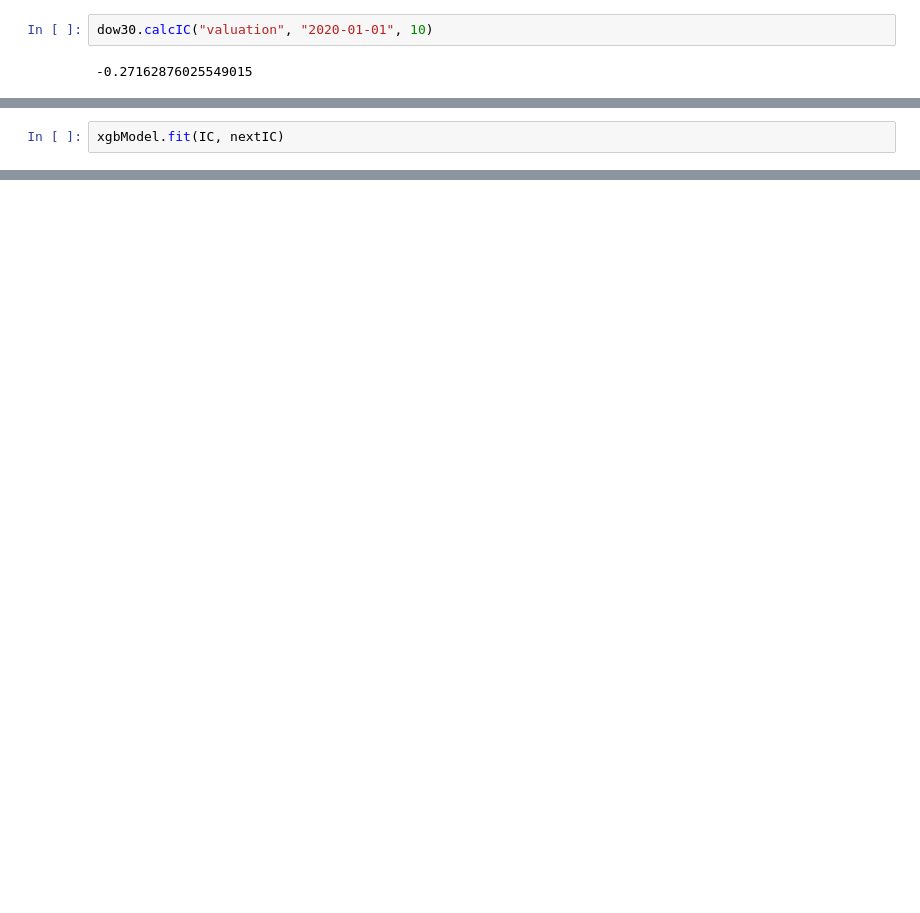
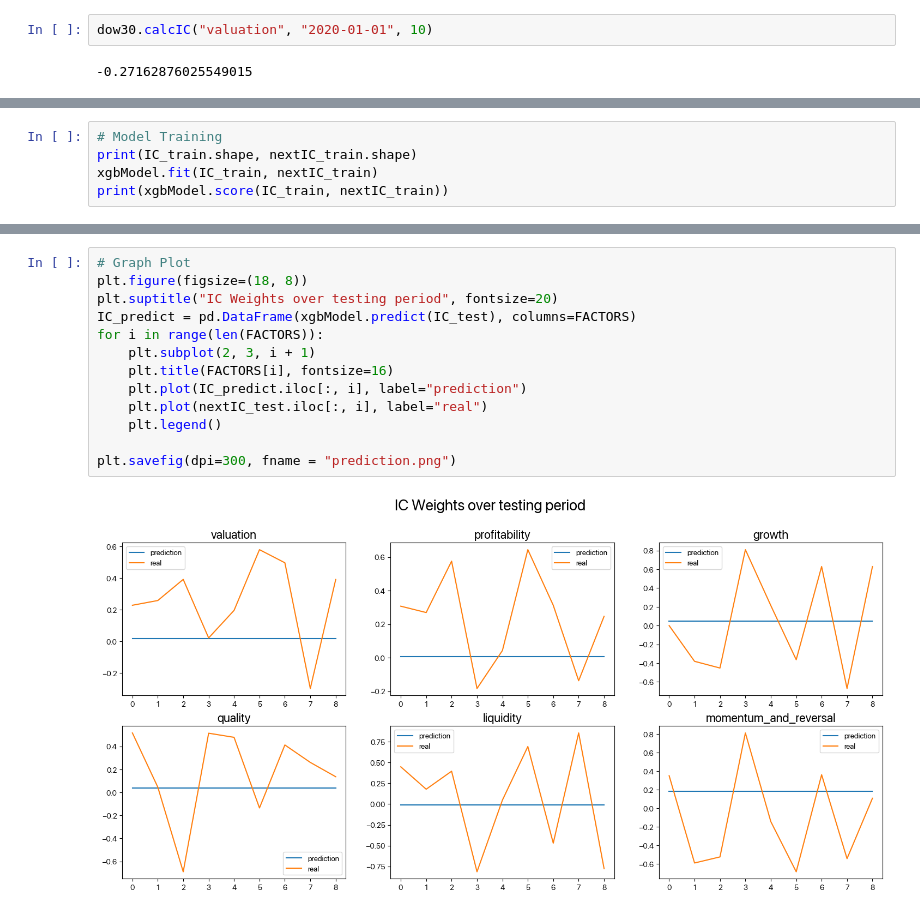
Before and after one commit to taehokimmm/MFSS-XGBoost, a Jupyter notebook: MFSS-XGBoost.ipynb, the cells around one changed output, grey strips where cells are left out. Drawn from its saved outputs; the diff is of its cells as text; blank space fills up the shorter version.

```diff
--- a/MFSS-XGBoost.ipynb
+++ b/MFSS-XGBoost.ipynb
@@ -177,2 +185,0 @@ plt.show()
-# %%
-xgbModel.fit(IC, nextIC)
@@ -201,0 +186,5 @@ array([[0.12032252, 0.11620364, 0.14565468, 0.11870989, 0.08605399,
+# %%
+# Model Training
+print(IC_train.shape, nextIC_train.shape)
+xgbModel.fit(IC_train, nextIC_train)
+print(xgbModel.score(IC_train, nextIC_train))
@@ -201,0 +286,15 @@ array([[0.12032252, 0.11620364, 0.14565468, 0.11870989, 0.08605399,
+# %%
+# Graph Plot
+plt.figure(figsize=(18, 8))
+plt.suptitle("IC Weights over testing period", fontsize=20)
+IC_predict = pd.DataFrame(xgbModel.predict(IC_test), columns=FACTORS)
+for i in range(len(FACTORS)):
+    plt.subplot(2, 3, i + 1)
+    plt.title(FACTORS[i], fontsize=16)
+    plt.plot(IC_predict.iloc[:, i], label="prediction")
+    plt.plot(nextIC_test.iloc[:, i], label="real")
+    plt.legend()
+
+plt.savefig(dpi=300, fname = "prediction.png")
+# %% [output]
+[figure, added]
```
Also changed, not shown: parts of 15 cells of this notebook, 3 other files.
